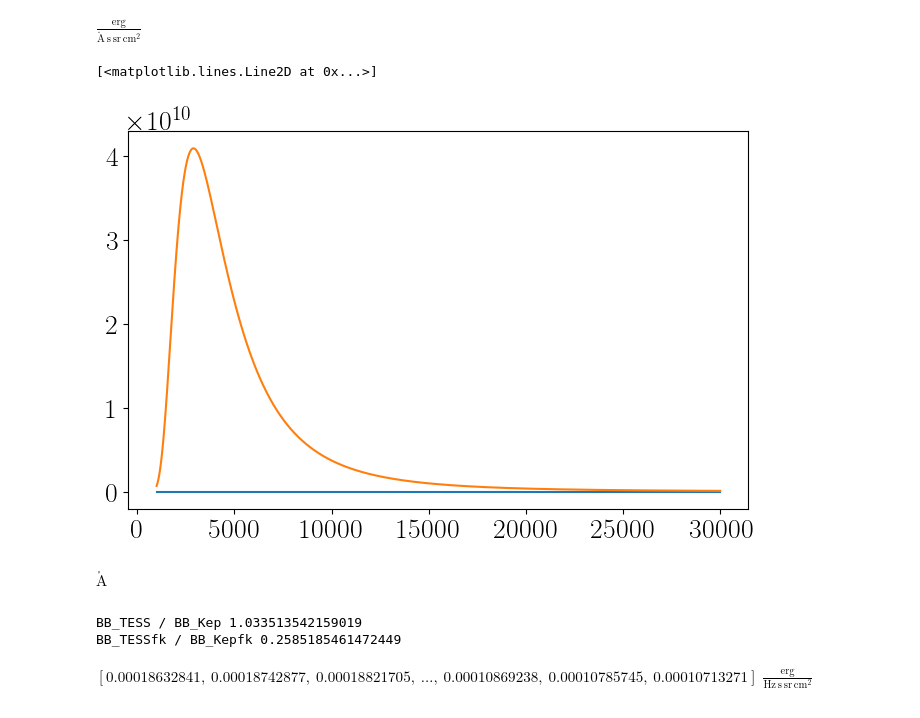
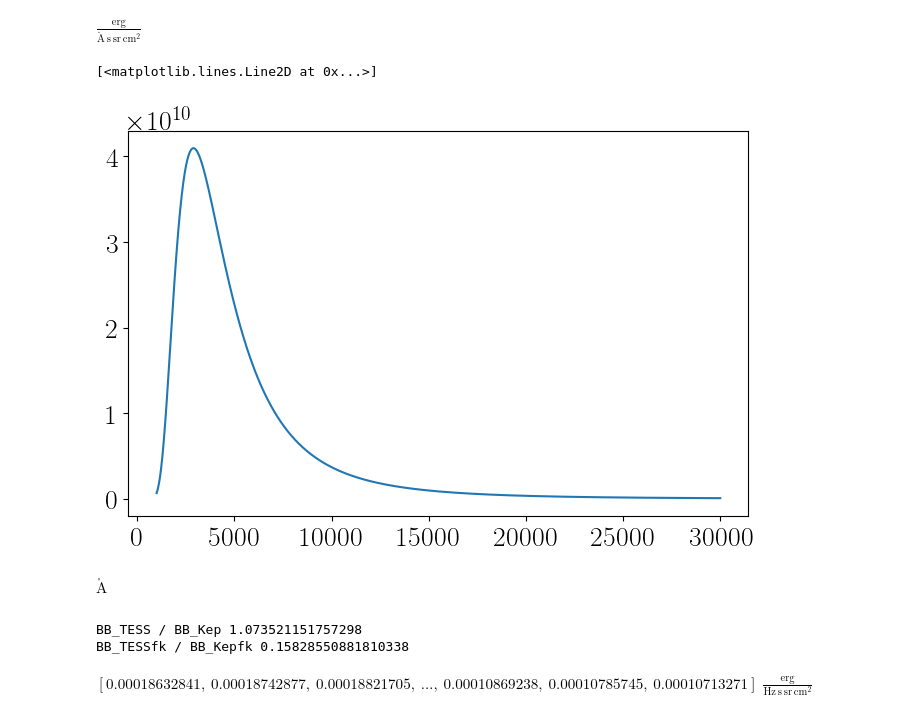
Before and after one commit to lupitatovar/De-Colores, a Jupyter notebook: notebooks/Convolved_Bandpasses.ipynb, the cells around one changed output. Drawn from its saved outputs; the diff is of its cells as text; code cells hidden in the pictures.

```diff
--- a/Convolved_Bandpasses.ipynb
+++ b/notebooks/Convolved_Bandpasses.ipynb
@@ -232,14 +232,14 @@ $\mathrm{\frac{erg}{\mathring{A}\,s\,sr\,cm^{2}}}$
 from astropy.modeling.models import BlackBody
 from astropy import units as u
 temperature=10000*u.K
-bb = BlackBody(temperature=temperature) #if you change units on scale it changes results of bb in each filter curve
+bb = BlackBody(temperature=temperature,scale=1000*ang_units) #if you change units on scale it changes results of bb in each filter curve
 
 #with a bb scale of 10000 we got a 1.6 flux ratio, for a 60% diff
 #with a bb scale of 1 we get the same ; a 1.6 flux ratio, for a 60% diff
 #without setting a scale we get the wrong units but Flux Ratio: 1.026447822408214;log Flux Ratio: 0.011336877704532924
 #which is closer to the 2% change we see with isochrone analysis
 
-bb2 = BlackBody(temperature=temperature,scale=1000*ang_units)
+#bb2 = BlackBody(temperature=temperature,scale=1000*ang_units)
 # %%
 wavelengths = np.logspace(np.log10(1000), np.log10(3e4), num=1000) * u.AA
 bb_result1 = bb(wavelengths)
@@ -247,9 +247,9 @@ bb_result2 = bb2(wavelengths)
 # %%
 plt.plot(wavelengths,bb_result1)
-plt.plot(wavelengths,bb_result2)
+#plt.plot(wavelengths,bb_result2)
 # %% [output]
 [<matplotlib.lines.Line2D at 0x...>]
-[figure, old version]
+[figure, new version]
 # %%
 u.Angstrom
 # %% [output]
@@ -264,8 +264,8 @@ bb_kepfk = bb(kepfk_wave*u.AA)
 print( 'BB_TESS / BB_Kep', np.sum(bb10_tess) / np.sum(bb10_kep))
 print( 'BB_TESSfk / BB_Kepfk', np.sum(bb_tessfk) / np.sum(bb_kepfk))
 # %% [output]
-BB_TESS / BB_Kep 1.033513542159019
-BB_TESSfk / BB_Kepfk 0.2585185461472449
+BB_TESS / BB_Kep 1.073521151757298
+BB_TESSfk / BB_Kepfk 0.15828550881810338
 # %%
 #kepfk_wave
 # %%
```
Also changed, not shown: parts of 12 cells of this notebook, 11 other files.
